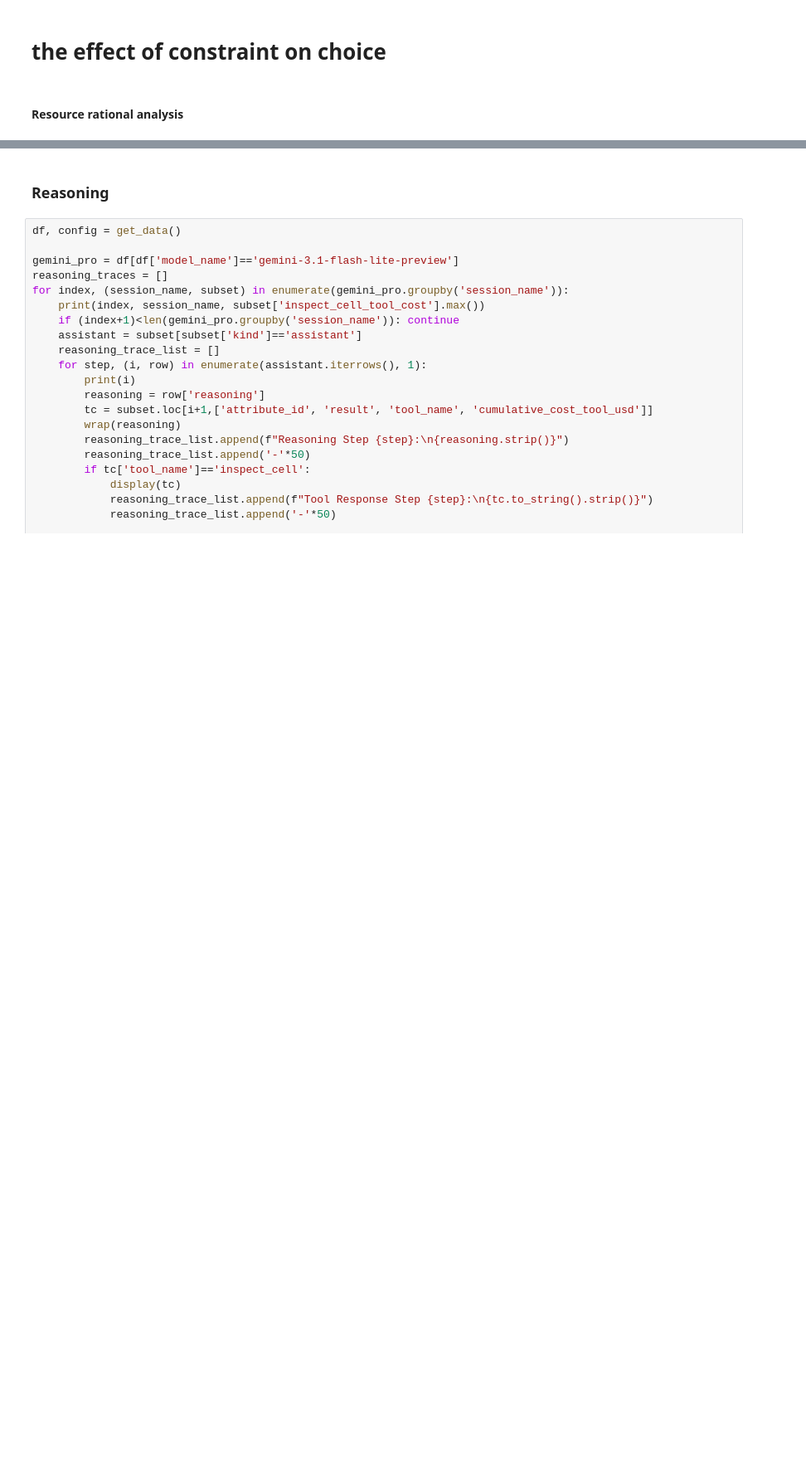
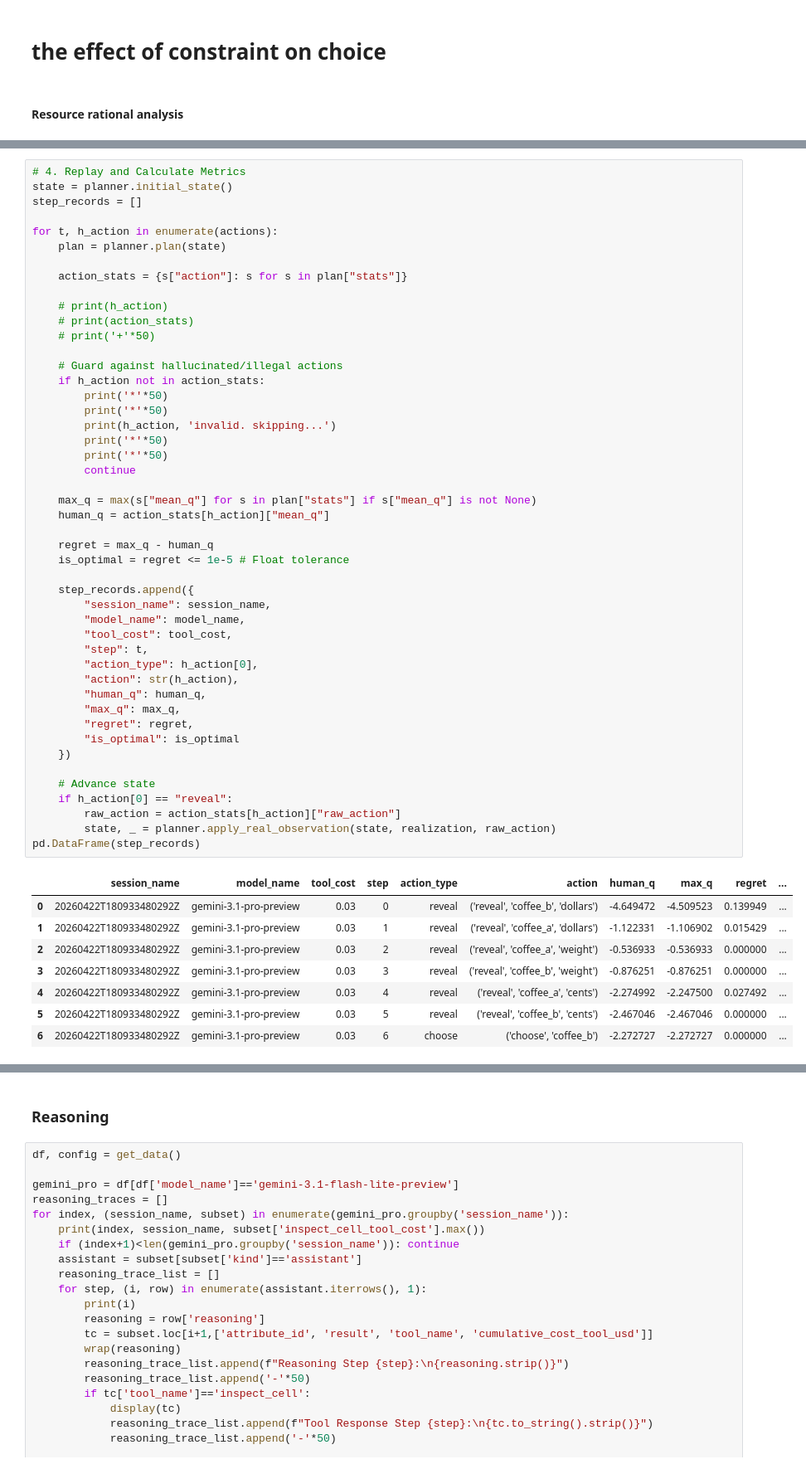
Before and after one commit to davoodwadi/toollab, a Jupyter notebook: src/tool_lab/analysis/analyze_leftdigit-final.ipynb, the cells around one changed output, grey strips where cells are left out. Shown at 83% size. Drawn from its saved outputs; the diff is of its cells as text; blank space fills up the shorter version.

```diff
--- a/src/tool_lab/analysis/analyze_leftdigit-final.ipynb
+++ b/src/tool_lab/analysis/analyze_leftdigit-final.ipynb
@@ -339,0 +493,56 @@ quasi-separation. In this case some parameters will not be identified.
+# %%
+# 4. Replay and Calculate Metrics
+state = planner.initial_state()
+step_records = []
+
+for t, h_action in enumerate(actions):
+    plan = planner.plan(state)
+
+    action_stats = {s["action"]: s for s in plan["stats"]}
+
+    # print(h_action)
+    # print(action_stats)
+    # print('+'*50)
+
+    # Guard against hallucinated/illegal actions
+    if h_action not in action_stats:
+        print('*'*50)
+        print('*'*50)
+        print(h_action, 'invalid. skipping...')
+        print('*'*50)
+        print('*'*50)
+        continue
+
+    max_q = max(s["mean_q"] for s in plan["stats"] if s["mean_q"] is not None)
+    human_q = action_stats[h_action]["mean_q"]
+
+    regret = max_q - human_q
+    is_optimal = regret <= 1e-5 # Float tolerance
+
+    step_records.append({
+        "session_name": session_name,
+        "model_name": model_name,
+        "tool_cost": tool_cost,
+        "step": t,
+        "action_type": h_action[0],
+        "action": str(h_action),
+        "human_q": human_q,
+        "max_q": max_q,
+        "regret": regret,
+        "is_optimal": is_optimal
+    })
+
+    # Advance state
+    if h_action[0] == "reveal":
+        raw_action = action_stats[h_action]["raw_action"]
+        state, _ = planner.apply_real_observation(state, realization, raw_action)
+pd.DataFrame(step_records)
+# %% [output]
+|  | session_name | model_name | tool_cost | step | action_type | action | human_q | max_q | regret | ... |
+| 0 | 20260422T180933480292Z | gemini-3.1-pro-preview | 0.03 | 0 | reveal | ('reveal', 'coffee_b', 'dollars') | -4.649472 | -4.509523 | 0.139949 | ... |
+| 1 | 20260422T180933480292Z | gemini-3.1-pro-preview | 0.03 | 1 | reveal | ('reveal', 'coffee_a', 'dollars') | -1.122331 | -1.106902 | 0.015429 | ... |
+| 2 | 20260422T180933480292Z | gemini-3.1-pro-preview | 0.03 | 2 | reveal | ('reveal', 'coffee_a', 'weight') | -0.536933 | -0.536933 | 0.000000 | ... |
+| 3 | 20260422T180933480292Z | gemini-3.1-pro-preview | 0.03 | 3 | reveal | ('reveal', 'coffee_b', 'weight') | -0.876251 | -0.876251 | 0.000000 | ... |
+| 4 | 20260422T180933480292Z | gemini-3.1-pro-preview | 0.03 | 4 | reveal | ('reveal', 'coffee_a', 'cents') | -2.274992 | -2.247500 | 0.027492 | ... |
+| 5 | 20260422T180933480292Z | gemini-3.1-pro-preview | 0.03 | 5 | reveal | ('reveal', 'coffee_b', 'cents') | -2.467046 | -2.467046 | 0.000000 | ... |
+| 6 | 20260422T180933480292Z | gemini-3.1-pro-preview | 0.03 | 6 | choose | ('choose', 'coffee_b') | -2.272727 | -2.272727 | 0.000000 | ... |
```
Also changed, not shown: parts of 12 cells of this notebook, 5 other files.
